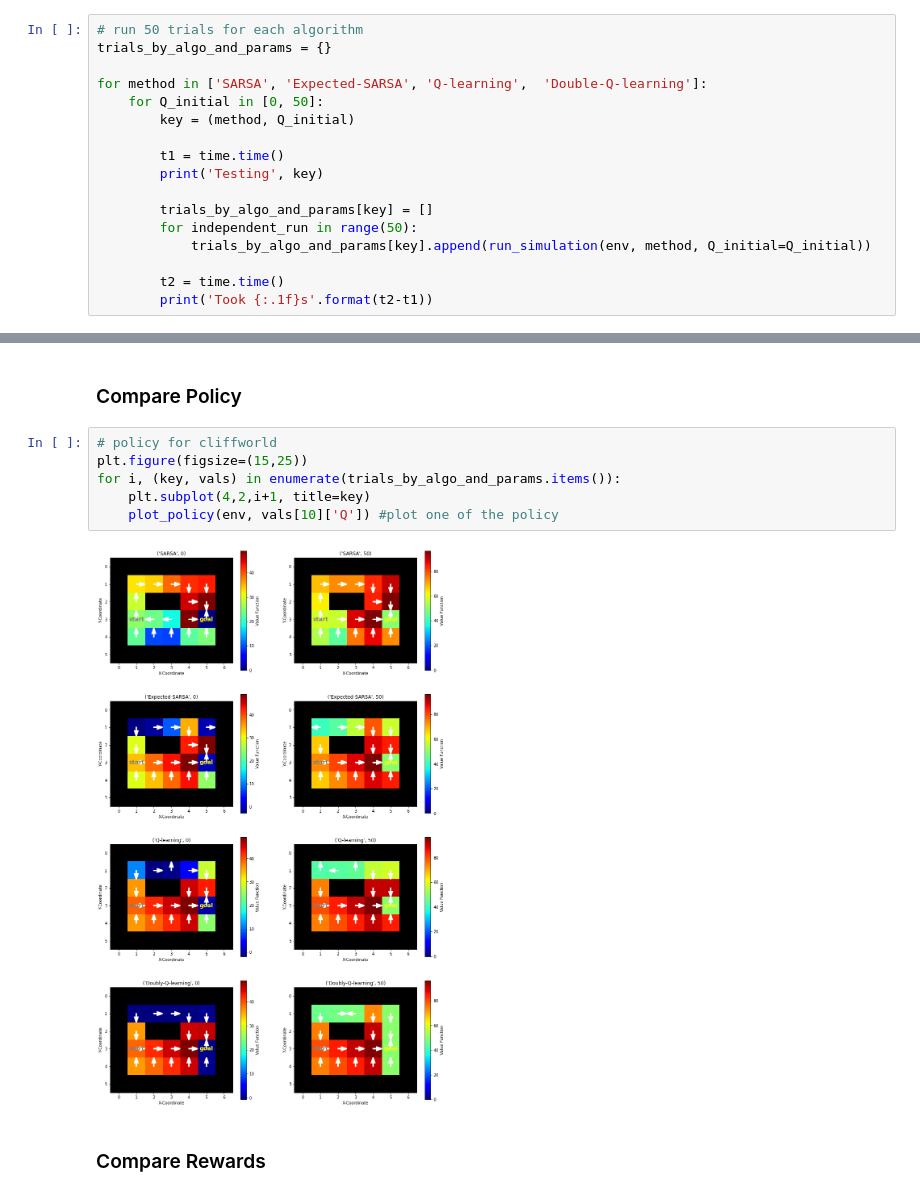
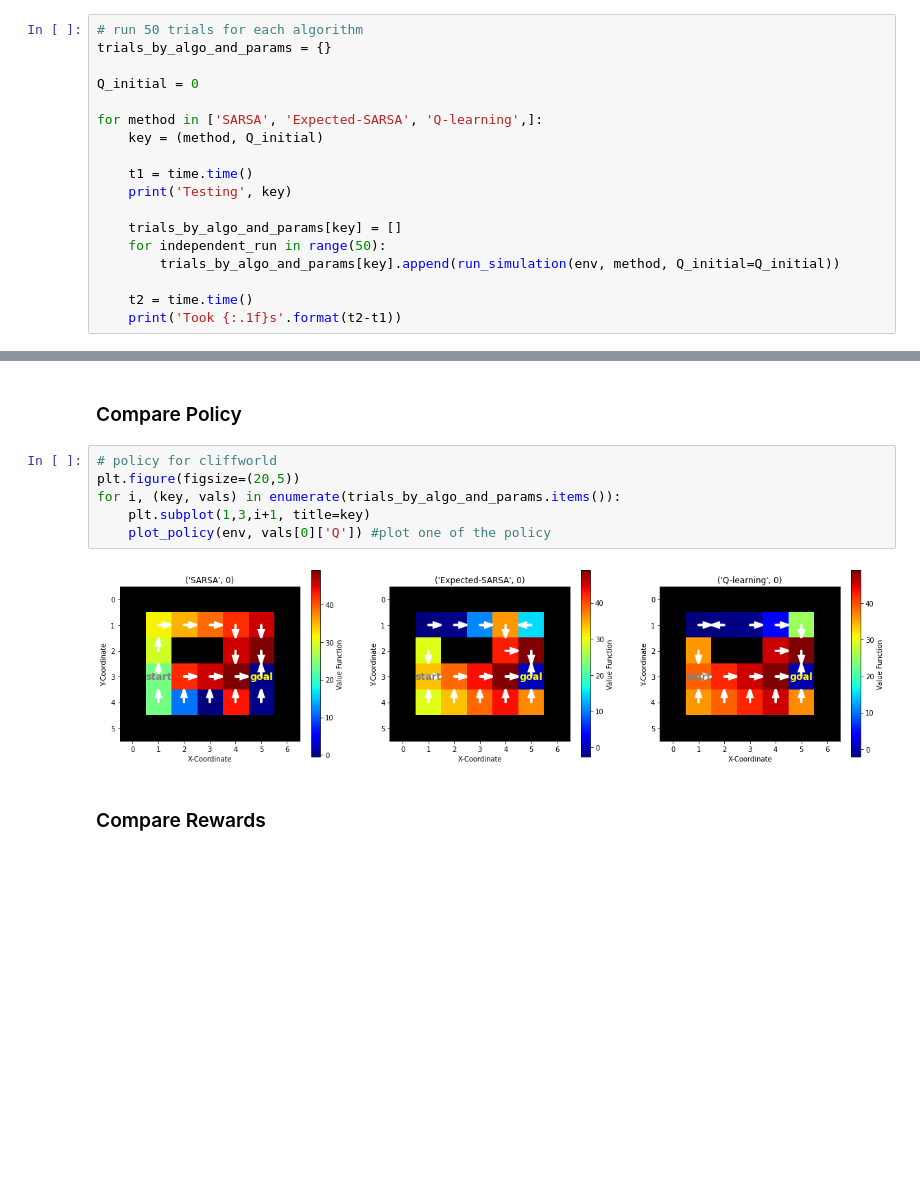
Before and after one commit to wijayajessica/AI_project, a Jupyter notebook: Evaluate Algorithm.ipynb, the cells around one changed output, grey strips where cells are left out. Cells and saved outputs as stored; diff of their text form; blank space fills up the shorter version.

Commit message:
updating the evaluation plots slightly

```diff
--- a/Evaluate Algorithm.ipynb
+++ b/Evaluate Algorithm.ipynb
@@ -63,18 +63,19 @@ plt.show()
 # run 50 trials for each algorithm
 trials_by_algo_and_params = {}
 
-for method in ['SARSA', 'Expected-SARSA', 'Q-learning',  'Double-Q-learning']:
-    for Q_initial in [0, 50]:
-        key = (method, Q_initial)
+Q_initial = 0
 
-        t1 = time.time()
-        print('Testing', key)
+for method in ['SARSA', 'Expected-SARSA', 'Q-learning',]:
+    key = (method, Q_initial)
 
-        trials_by_algo_and_params[key] = []
-        for independent_run in range(50):
-            trials_by_algo_and_params[key].append(run_simulation(env, method, Q_initial=Q_initial))
+    t1 = time.time()
+    print('Testing', key)
 
-        t2 = time.time()
-        print('Took {:.1f}s'.format(t2-t1))
+    trials_by_algo_and_params[key] = []
+    for independent_run in range(50):
+        trials_by_algo_and_params[key].append(run_simulation(env, method, Q_initial=Q_initial))
+
+    t2 = time.time()
+    print('Took {:.1f}s'.format(t2-t1))
 # %% [output]
 Testing ('SARSA', 0)
@@ -99,12 +90,12 @@ Took 20.3s
 ### Compare Policy
 # %%
 # policy for cliffworld
-plt.figure(figsize=(15,25))
+plt.figure(figsize=(20,5))
 for i, (key, vals) in enumerate(trials_by_algo_and_params.items()):
-    plt.subplot(4,2,i+1, title=key)
-    plot_policy(env, vals[10]['Q']) #plot one of the policy
+    plt.subplot(1,3,i+1, title=key)
+    plot_policy(env, vals[0]['Q']) #plot one of the policy
 # %% [output]
-[figure, old version]
+[figure, new version]
 # %% [markdown]
 ### Compare Rewards
 # %%
```
Also changed, not shown: parts of 9 cells of this notebook.
